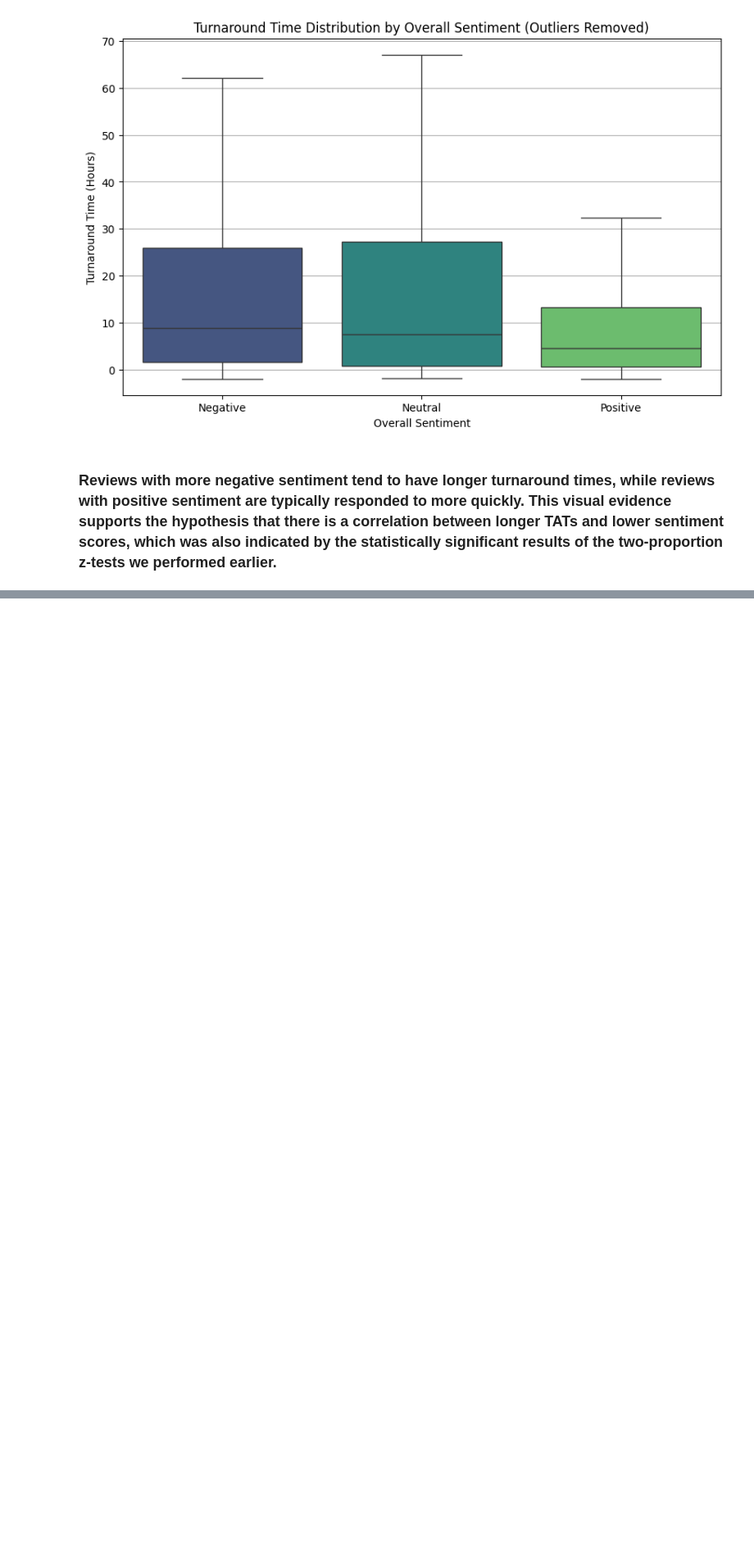
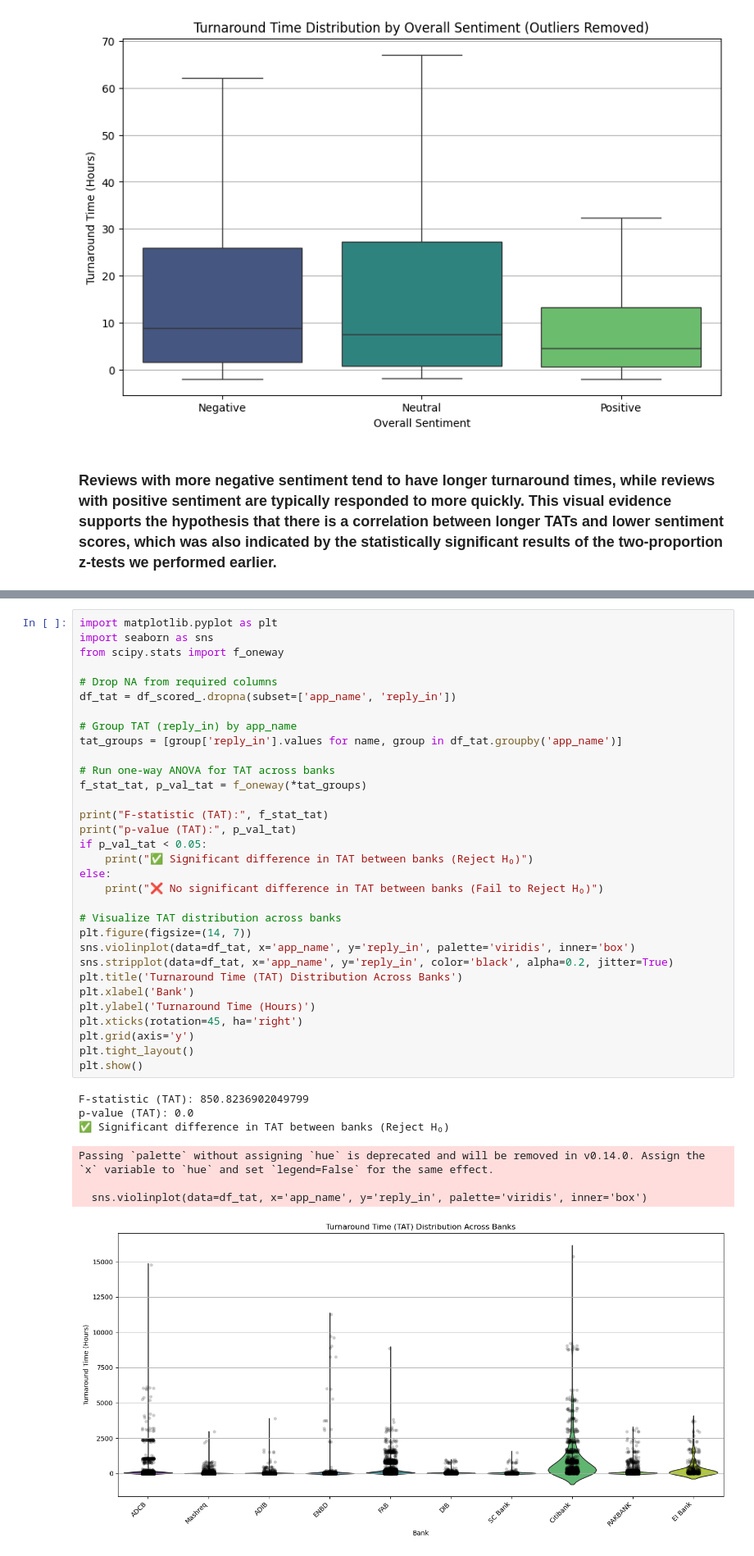
Before and after one commit to sra1malla/Walsh-MS-QM640CapstoneProject, a Jupyter notebook: reviews_scoring.ipynb, the cells around one changed output, grey strips where cells are left out. Shown at 82% size. Cells and saved outputs as stored; diff of their text form; blank space fills up the shorter version.

```diff
--- a/reviews_scoring.ipynb
+++ b/reviews_scoring.ipynb
@@ -1462,0 +1520,40 @@ Passing `palette` without assigning `hue` is deprecated and will be removed in v
+# %%
+import matplotlib.pyplot as plt
+import seaborn as sns
+from scipy.stats import f_oneway
+
+# Drop NA from required columns
+df_tat = df_scored_.dropna(subset=['app_name', 'reply_in'])
+
+# Group TAT (reply_in) by app_name
+tat_groups = [group['reply_in'].values for name, group in df_tat.groupby('app_name')]
+
+# Run one-way ANOVA for TAT across banks
+f_stat_tat, p_val_tat = f_oneway(*tat_groups)
+
+print("F-statistic (TAT):", f_stat_tat)
+print("p-value (TAT):", p_val_tat)
+if p_val_tat < 0.05:
+    print("✅ Significant difference in TAT between banks (Reject H₀)")
+else:
+    print("❌ No significant difference in TAT between banks (Fail to Reject H₀)")
+
+# Visualize TAT distribution across banks
+plt.figure(figsize=(14, 7))
+sns.violinplot(data=df_tat, x='app_name', y='reply_in', palette='viridis', inner='box')
+sns.stripplot(data=df_tat, x='app_name', y='reply_in', color='black', alpha=0.2, jitter=True)
+plt.title('Turnaround Time (TAT) Distribution Across Banks')
+plt.xlabel('Bank')
+plt.ylabel('Turnaround Time (Hours)')
+plt.xticks(rotation=45, ha='right')
+plt.grid(axis='y')
+plt.tight_layout()
+plt.show()
+# %% [output]
+F-statistic (TAT): 850.8236902049799
+p-value (TAT): 0.0
+✅ Significant difference in TAT between banks (Reject H₀)
+Passing `palette` without assigning `hue` is deprecated and will be removed in v0.14.0. Assign the `x` variable to `hue` and set `legend=False` for the same effect.
+
+  sns.violinplot(data=df_tat, x='app_name', y='reply_in', palette='viridis', inner='box')
+[figure, added]
```
Also changed, not shown: parts of 5 cells of this notebook.
